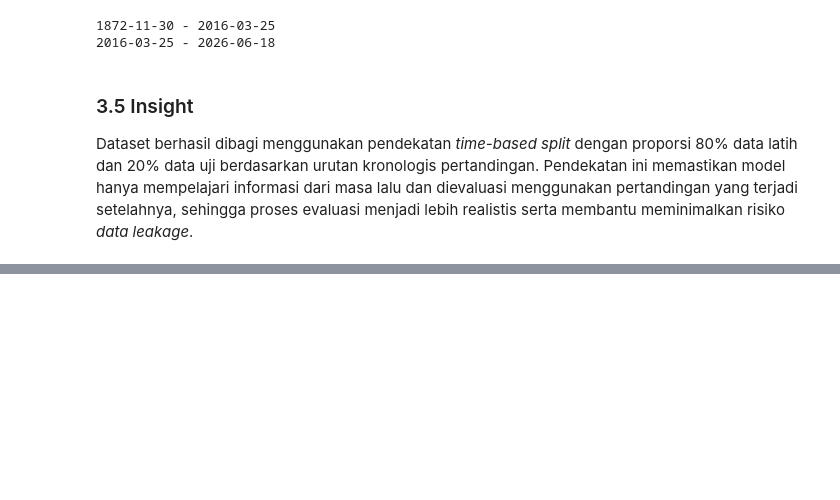
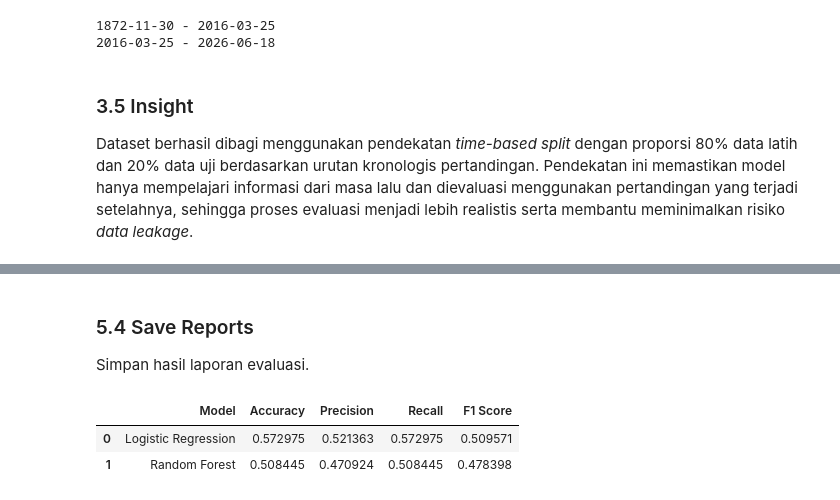
Before and after one commit to RyannPy/international-football-prediction, a Jupyter notebook: notebooks/06_baseline_modelling.ipynb, the cells around one changed output, grey strips where cells are left out. Cells and saved outputs as stored; diff of their text form; code cells hidden in the pictures; blank space fills up the shorter version.

```diff
--- a/notebooks/06_baseline_modelling.ipynb
+++ b/notebooks/06_baseline_modelling.ipynb
@@ -109,0 +302,25 @@ evaluasi menjadi lebih realistis serta membantu meminimalkan risiko *data leakag
+# %%
+rf_accuracy = accuracy_score(y_test, rf_pred)
+
+rf_precision = precision_score(
+    y_test,
+    rf_pred,
+    average="weighted",
+)
+
+rf_recall = recall_score(
+    y_test,
+    rf_pred,
+    average="weighted",
+)
+
+rf_f1 = f1_score(
+    y_test,
+    rf_pred,
+    average="weighted",
+)
+
+print(f"Accuracy : {rf_accuracy:.4f}")
+print(f"Precision: {rf_precision:.4f}")
+print(f"Recall   : {rf_recall:.4f}")
+print(f"F1 Score : {rf_f1:.4f}")
@@ -109,0 +371,19 @@ evaluasi menjadi lebih realistis serta membantu meminimalkan risiko *data leakag
+# %% [markdown]
+### 5.4 Save Reports
+Simpan hasil laporan evaluasi.
+# %%
+import pandas as pd
+
+baseline_metrics = pd.DataFrame({
+    "Model": ["Logistic Regression", "Random Forest"],
+    "Accuracy": [lr_accuracy, rf_accuracy],
+    "Precision": [lr_precision, rf_precision],
+    "Recall": [lr_recall, rf_recall],
+    "F1 Score": [lr_f1, rf_f1]
+})
+
+baseline_metrics
+# %% [output]
+|  | Model | Accuracy | Precision | Recall | F1 Score |
+| 0 | Logistic Regression | 0.572975 | 0.521363 | 0.572975 | 0.509571 |
+| 1 | Random Forest | 0.508445 | 0.470924 | 0.508445 | 0.478398 |
```
Also changed, not shown: parts of 35 cells of this notebook, 1 other file.
